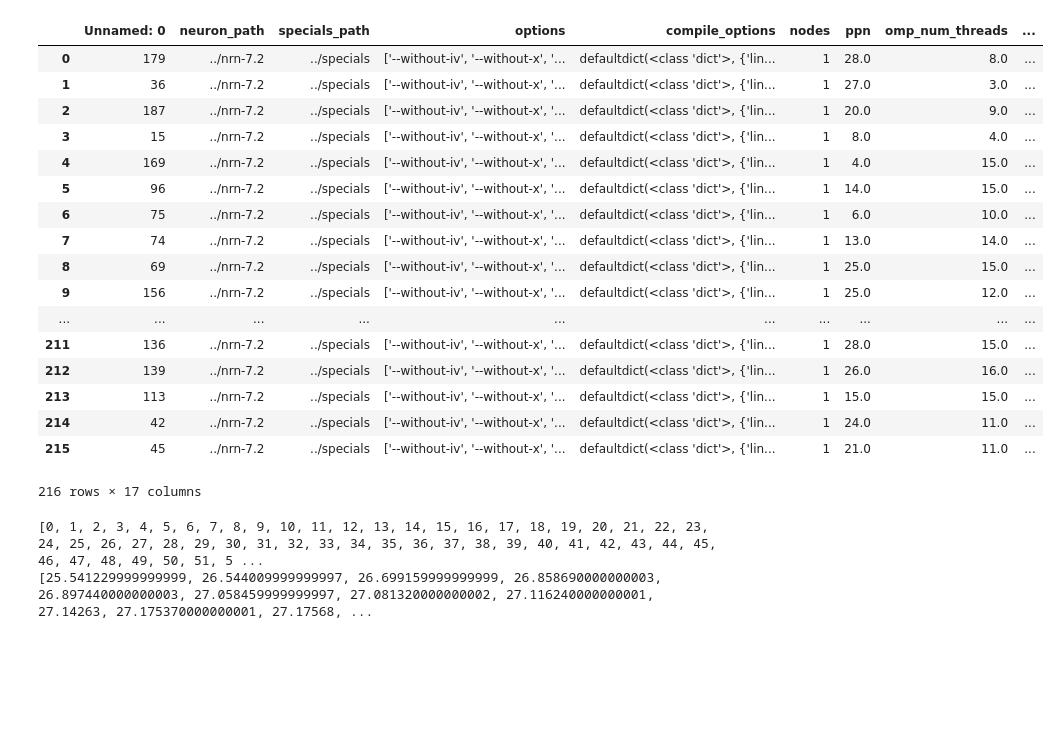
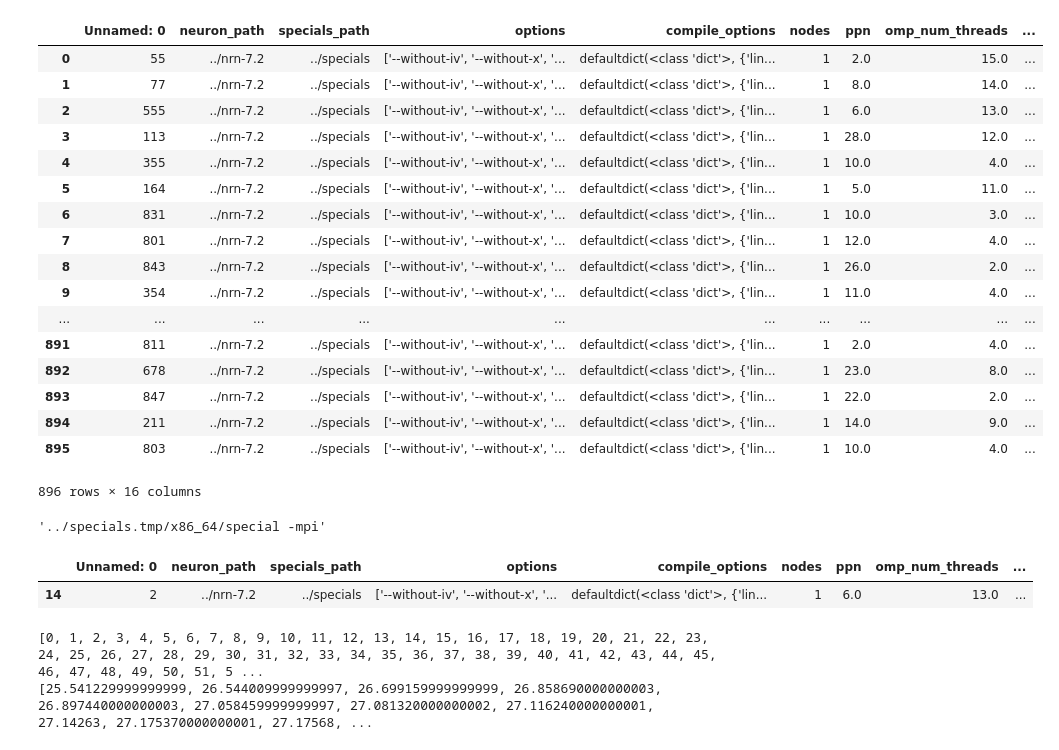
Before and after one commit to hashmup/genie, a Jupyter notebook: analyze/Untitled.ipynb, the cells around one changed output. Cells and saved outputs as stored; diff of their text form; code cells hidden in the pictures; blank space fills up the shorter version.

```diff
--- a/analyze/Untitled.ipynb
+++ b/analyze/Untitled.ipynb
@@ -4,34 +4,44 @@ import numpy as np
 from matplotlib import pyplot as plt
 %matplotlib inline
 # %%
-df = pd.read_csv("data/result_all.csv")
-df2 = pd.read_csv("data/result_candidate.csv")
+df = pd.read_csv("data2/result_all.csv")
+df2 = pd.read_csv("data2/result_candidate.csv")
 # %%
 df = df.sort_values(by="time")
 df = df.reset_index(drop=True)
 df2 = df2.sort_values(by="time")
 df2 = df2.reset_index(drop=True)
-# %%
-df2
-# %% [output]
-|  | Unnamed: 0 | neuron_path | specials_path | options | compile_options | nodes | ppn | omp_num_threads | ... |
-| 0 | 179 | ../nrn-7.2 | ../specials | ['--without-iv', '--without-x', '... | defaultdict(<class 'dict'>, {'lin... | 1 | 28.0 | 8.0 | ... |
-| 1 | 36 | ../nrn-7.2 | ../specials | ['--without-iv', '--without-x', '... | defaultdict(<class 'dict'>, {'lin... | 1 | 27.0 | 3.0 | ... |
-| 2 | 187 | ../nrn-7.2 | ../specials | ['--without-iv', '--without-x', '... | defaultdict(<class 'dict'>, {'lin... | 1 | 20.0 | 9.0 | ... |
-| 3 | 15 | ../nrn-7.2 | ../specials | ['--without-iv', '--without-x', '... | defaultdict(<class 'dict'>, {'lin... | 1 | 8.0 | 4.0 | ... |
-| 4 | 169 | ../nrn-7.2 | ../specials | ['--without-iv', '--without-x', '... | defaultdict(<class 'dict'>, {'lin... | 1 | 4.0 | 15.0 | ... |
-| 5 | 96 | ../nrn-7.2 | ../specials | ['--without-iv', '--without-x', '... | defaultdict(<class 'dict'>, {'lin... | 1 | 14.0 | 15.0 | ... |
-| 6 | 75 | ../nrn-7.2 | ../specials | ['--without-iv', '--without-x', '... | defaultdict(<class 'dict'>, {'lin... | 1 | 6.0 | 10.0 | ... |
-| 7 | 74 | ../nrn-7.2 | ../specials | ['--without-iv', '--without-x', '... | defaultdict(<class 'dict'>, {'lin... | 1 | 13.0 | 14.0 | ... |
-| 8 | 69 | ../nrn-7.2 | ../specials | ['--without-iv', '--without-x', '... | defaultdict(<class 'dict'>, {'lin... | 1 | 25.0 | 15.0 | ... |
-| 9 | 156 | ../nrn-7.2 | ../specials | ['--without-iv', '--without-x', '... | defaultdict(<class 'dict'>, {'lin... | 1 | 25.0 | 12.0 | ... |
-| ... | ... | ... | ... | ... | ... | ... | ... | ... | ... |
-| 211 | 136 | ../nrn-7.2 | ../specials | ['--without-iv', '--without-x', '... | defaultdict(<class 'dict'>, {'lin... | 1 | 28.0 | 15.0 | ... |
-| 212 | 139 | ../nrn-7.2 | ../specials | ['--without-iv', '--without-x', '... | defaultdict(<class 'dict'>, {'lin... | 1 | 26.0 | 16.0 | ... |
-| 213 | 113 | ../nrn-7.2 | ../specials | ['--without-iv', '--without-x', '... | defaultdict(<class 'dict'>, {'lin... | 1 | 15.0 | 15.0 | ... |
-| 214 | 42 | ../nrn-7.2 | ../specials | ['--without-iv', '--without-x', '... | defaultdict(<class 'dict'>, {'lin... | 1 | 24.0 | 11.0 | ... |
-| 215 | 45 | ../nrn-7.2 | ../specials | ['--without-iv', '--without-x', '... | defaultdict(<class 'dict'>, {'lin... | 1 | 21.0 | 11.0 | ... |
-216 rows × 17 columns
+# %%
+df
+# %% [output]
+|  | Unnamed: 0 | neuron_path | specials_path | options | compile_options | nodes | ppn | omp_num_threads | ... |
+| 0 | 55 | ../nrn-7.2 | ../specials | ['--without-iv', '--without-x', '... | defaultdict(<class 'dict'>, {'lin... | 1 | 2.0 | 15.0 | ... |
+| 1 | 77 | ../nrn-7.2 | ../specials | ['--without-iv', '--without-x', '... | defaultdict(<class 'dict'>, {'lin... | 1 | 8.0 | 14.0 | ... |
+| 2 | 555 | ../nrn-7.2 | ../specials | ['--without-iv', '--without-x', '... | defaultdict(<class 'dict'>, {'lin... | 1 | 6.0 | 13.0 | ... |
+| 3 | 113 | ../nrn-7.2 | ../specials | ['--without-iv', '--without-x', '... | defaultdict(<class 'dict'>, {'lin... | 1 | 28.0 | 12.0 | ... |
+| 4 | 355 | ../nrn-7.2 | ../specials | ['--without-iv', '--without-x', '... | defaultdict(<class 'dict'>, {'lin... | 1 | 10.0 | 4.0 | ... |
+| 5 | 164 | ../nrn-7.2 | ../specials | ['--without-iv', '--without-x', '... | defaultdict(<class 'dict'>, {'lin... | 1 | 5.0 | 11.0 | ... |
+| 6 | 831 | ../nrn-7.2 | ../specials | ['--without-iv', '--without-x', '... | defaultdict(<class 'dict'>, {'lin... | 1 | 10.0 | 3.0 | ... |
+| 7 | 801 | ../nrn-7.2 | ../specials | ['--without-iv', '--without-x', '... | defaultdict(<class 'dict'>, {'lin... | 1 | 12.0 | 4.0 | ... |
+| 8 | 843 | ../nrn-7.2 | ../specials | ['--without-iv', '--without-x', '... | defaultdict(<class 'dict'>, {'lin... | 1 | 26.0 | 2.0 | ... |
+| 9 | 354 | ../nrn-7.2 | ../specials | ['--without-iv', '--without-x', '... | defaultdict(<class 'dict'>, {'lin... | 1 | 11.0 | 4.0 | ... |
+| ... | ... | ... | ... | ... | ... | ... | ... | ... | ... |
+| 891 | 811 | ../nrn-7.2 | ../specials | ['--without-iv', '--without-x', '... | defaultdict(<class 'dict'>, {'lin... | 1 | 2.0 | 4.0 | ... |
+| 892 | 678 | ../nrn-7.2 | ../specials | ['--without-iv', '--without-x', '... | defaultdict(<class 'dict'>, {'lin... | 1 | 23.0 | 8.0 | ... |
+| 893 | 847 | ../nrn-7.2 | ../specials | ['--without-iv', '--without-x', '... | defaultdict(<class 'dict'>, {'lin... | 1 | 22.0 | 2.0 | ... |
+| 894 | 211 | ../nrn-7.2 | ../specials | ['--without-iv', '--without-x', '... | defaultdict(<class 'dict'>, {'lin... | 1 | 14.0 | 9.0 | ... |
+| 895 | 803 | ../nrn-7.2 | ../specials | ['--without-iv', '--without-x', '... | defaultdict(<class 'dict'>, {'lin... | 1 | 10.0 | 4.0 | ... |
+896 rows × 16 columns
+# %%
+a = "../specials/x86_64/special -mpi"
+a.replace("specials", "specials.tmp")
+# %% [output]
+'../specials.tmp/x86_64/special -mpi'
+# %%
+df2[df2['job_id'] == 10730]
+# %% [output]
+|  | Unnamed: 0 | neuron_path | specials_path | options | compile_options | nodes | ppn | omp_num_threads | ... |
+| 14 | 2 | ../nrn-7.2 | ../specials | ['--without-iv', '--without-x', '... | defaultdict(<class 'dict'>, {'lin... | 1 | 6.0 | 13.0 | ... |
 # %%
 arr = np.sort(time)
 x = []
```
Also changed, not shown: 9 other files.
